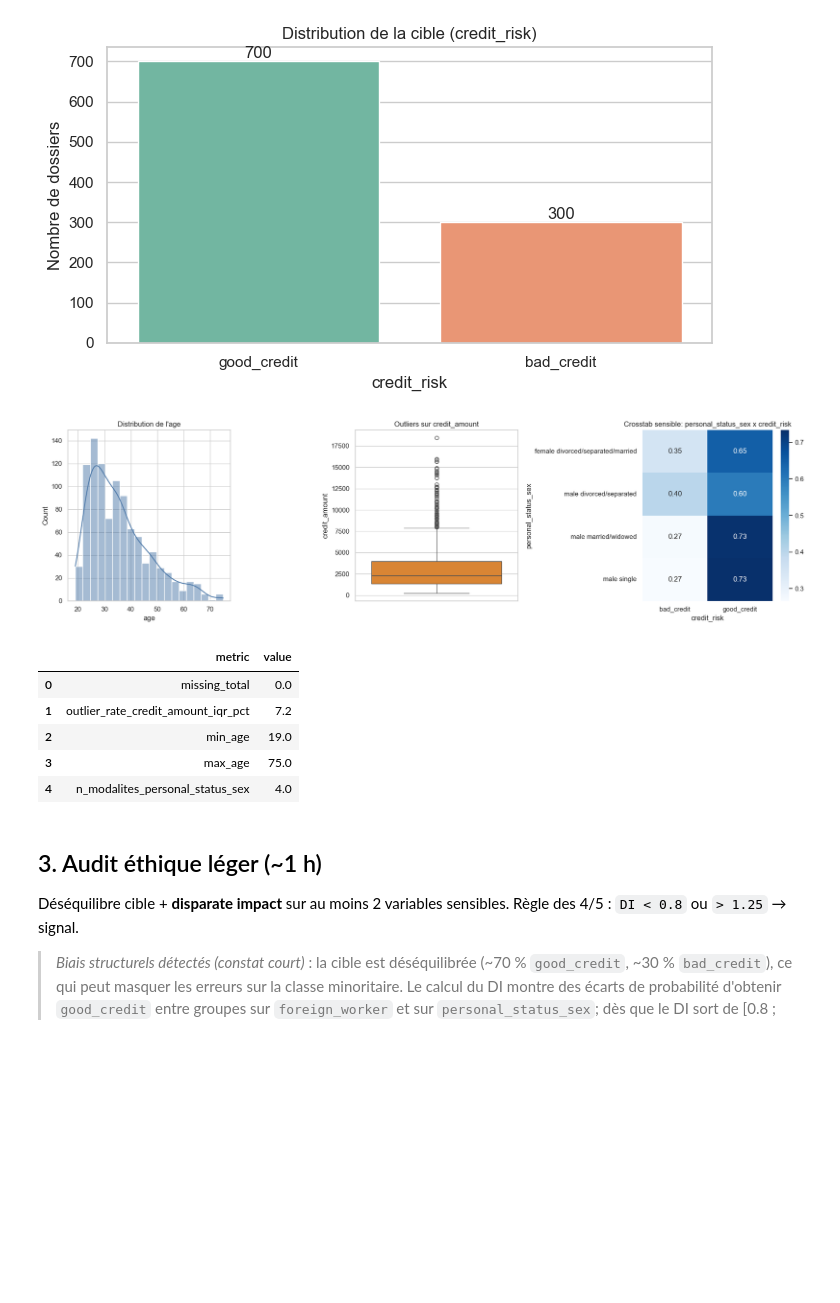
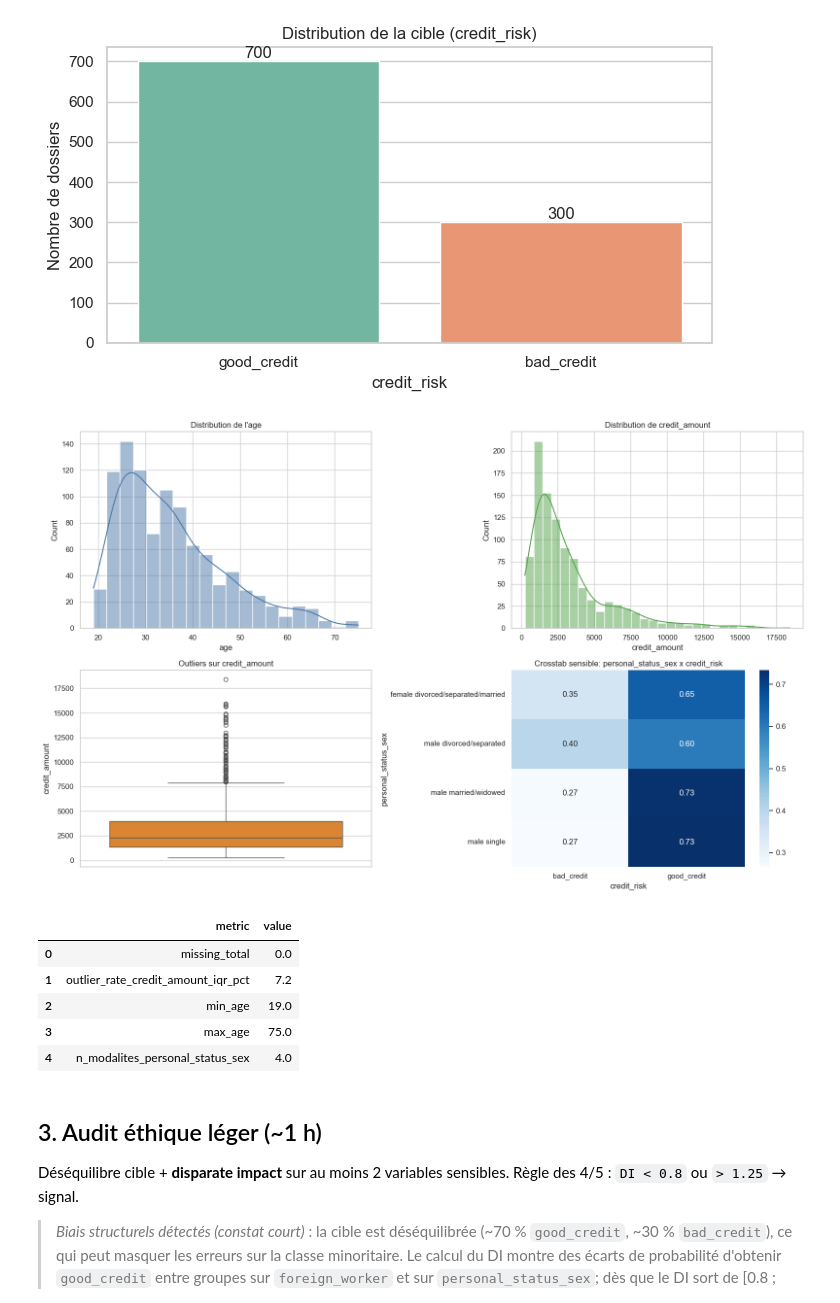
Before and after one commit to userZku/ia-atos-parcours-m2-b1, a Jupyter notebook: notebooks/M2-B1_theo.ipynb, the cells around one changed output. Drawn from its saved outputs; the diff is of its cells as text; code cells hidden in the pictures; blank space fills up the shorter version.

```diff
--- a/notebooks/M2-B1_theo.ipynb
+++ b/notebooks/M2-B1_theo.ipynb
@@ -218,55 +227,59 @@ plt.show()
 # %% [output]
 [figure]
 # %%
-# Visualisations 2/3/4: age, credit_amount, crosstab sensible
-fig, axes = plt.subplots(1, 3, figsize=(18, 5))
+# Visualisations 2/3/4/5: age, distribution credit_amount, outliers credit_amount, crosstab sensible
+fig, axes = plt.subplots(2, 2, figsize=(16, 10))
 
-sns.histplot(data=df, x="age", bins=20, kde=True, ax=axes[0], color="#4c78a8")
-axes[0].set_title("Distribution de l'age")
-axes[0].set_xlabel("age")
+sns.histplot(data=df, x="age", bins=20, kde=True, ax=axes[0, 0], color="#4c78a8")
+axes[0, 0].set_title("Distribution de l'age")
+axes[0, 0].set_xlabel("age")
 
-sns.boxplot(data=df, y="credit_amount", ax=axes[1], color="#f58518")
-axes[1].set_title("Outliers sur credit_amount")
-axes[1].set_ylabel("credit_amount")
+sns.histplot(data=df, x="credit_amount", bins=30, kde=True, ax=axes[0, 1], color="#54a24b")
+axes[0, 1].set_title("Distribution de credit_amount")
+axes[0, 1].set_xlabel("credit_amount")
+
+sns.boxplot(data=df, y="credit_amount", ax=axes[1, 0], color="#f58518")
+axes[1, 0].set_title("Outliers sur credit_amount")
+axes[1, 0].set_ylabel("credit_amount")
 
 ct = pd.crosstab(df["personal_status_sex"], df["credit_risk"], normalize="index")
-sns.heatmap(ct, annot=True, fmt=".2f", cmap="Blues", ax=axes[2])
-axes[2].set_title("Crosstab sensible: personal_status_sex x credit_risk")
-axes[2].set_xlabel("credit_risk")
-axes[2].set_ylabel("personal_status_sex")
+sns.heatmap(ct, annot=True, fmt=".2f", cmap="Blues", ax=axes[1, 1])
+axes[1, 1].set_title("Crosstab sensible: personal_status_sex x credit_risk")
+axes[1, 1].set_xlabel("credit_risk")
+axes[1, 1].set_ylabel("personal_status_sex")
 
 plt.tight_layout()
 plt.show()
 
 # Indicateurs numeriques complements pour les outliers (regle IQR)
 q1 = df["credit_amount"].quantile(0.25)
 q3 = df["credit_amount"].quantile(0.75)
 iqr = q3 - q1
 low, high = q1 - 1.5 * iqr, q3 + 1.5 * iqr
 outlier_rate = ((df["credit_amount"] < low) | (df["credit_amount"] > high)).mean() * 100
 
 quality_flags = pd.DataFrame(
     {
         "metric": [
             "missing_total",
             "outlier_rate_credit_amount_iqr_pct",
             "min_age",
             "max_age",
             "n_modalites_personal_status_sex",
         ],
         "value": [
             int(df.isna().sum().sum()),
             round(outlier_rate, 2),
             int(df["age"].min()),
             int(df["age"].max()),
             int(df["personal_status_sex"].nunique()),
         ],
     }
 )
 
 display(quality_flags)
 # %% [output]
-[figure, old version]
+[figure, new version]
 |  | metric | value |
 | 0 | missing_total | 0.0 |
 | 1 | outlier_rate_credit_amount_iqr_pct | 7.2 |
```
Also changed, not shown: parts of 11 cells of this notebook, 3 other files.
